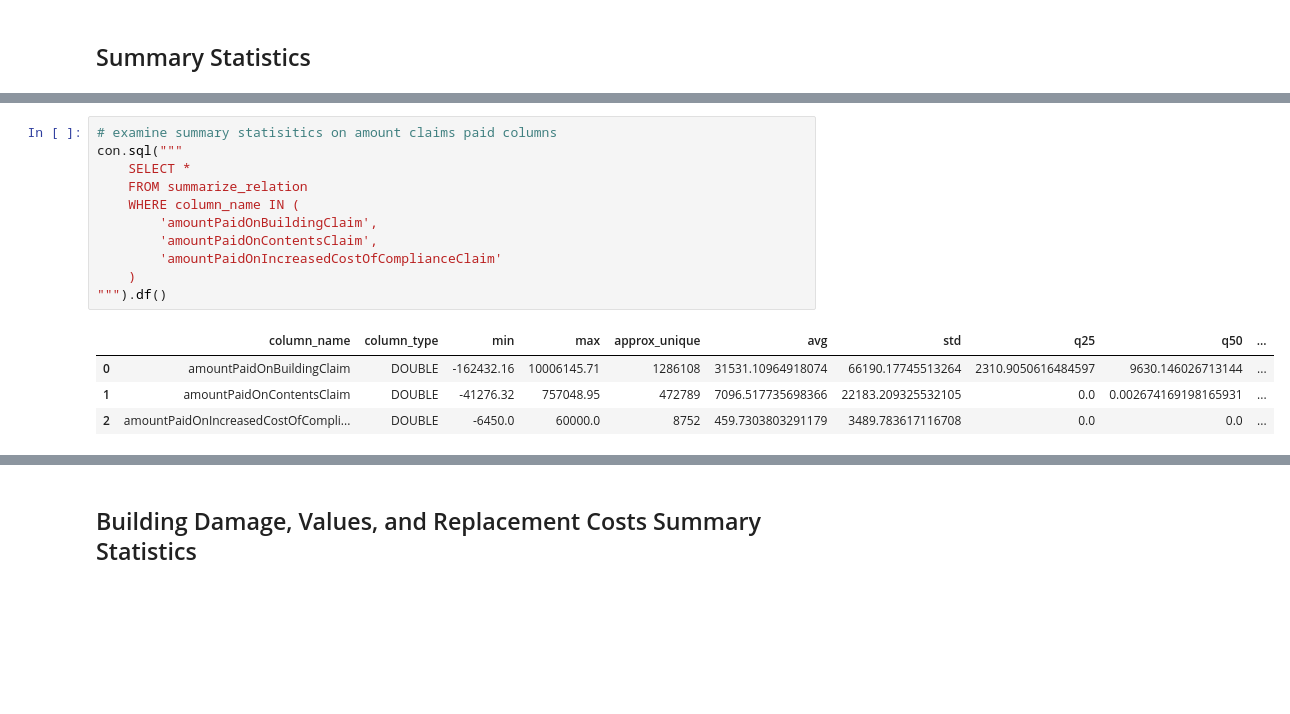
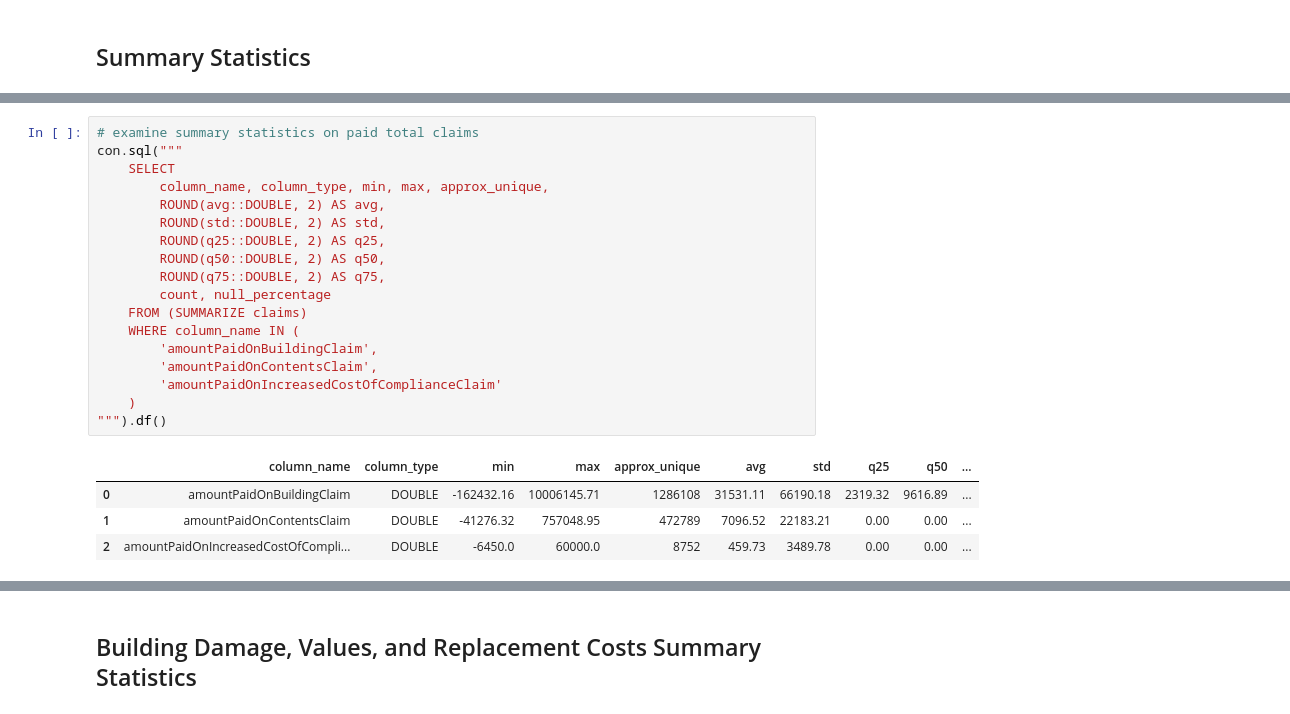
Before and after one commit to mebauer/duckdb-fema-nfip, a Jupyter notebook: analysis.ipynb, the cells around one changed output, grey strips where cells are left out. Drawn from its saved outputs; the diff is of its cells as text; blank space fills up the shorter version.

```diff
--- a/analysis.ipynb
+++ b/analysis.ipynb
@@ -402,16 +490,23 @@ con.sql(sql).df().iloc[50:, :]
 # %%
-# examine summary statisitics on amount claims paid columns
+# examine summary statistics on paid total claims
 con.sql("""
-    SELECT *
-    FROM summarize_relation
+    SELECT
+        column_name, column_type, min, max, approx_unique,
+        ROUND(avg::DOUBLE, 2) AS avg,
+        ROUND(std::DOUBLE, 2) AS std,
+        ROUND(q25::DOUBLE, 2) AS q25,
+        ROUND(q50::DOUBLE, 2) AS q50,
+        ROUND(q75::DOUBLE, 2) AS q75,
+        count, null_percentage
+    FROM (SUMMARIZE claims)
     WHERE column_name IN (
         'amountPaidOnBuildingClaim',
         'amountPaidOnContentsClaim',
         'amountPaidOnIncreasedCostOfComplianceClaim'
     )
 """).df()
 # %% [output]
 |  | column_name | column_type | min | max | approx_unique | avg | std | q25 | q50 | ... |
-| 0 | amountPaidOnBuildingClaim | DOUBLE | -162432.16 | 10006145.71 | 1286108 | 31531.10964918074 | 66190.17745513264 | 2310.9050616484597 | 9630.146026713144 | ... |
-| 1 | amountPaidOnContentsClaim | DOUBLE | -41276.32 | 757048.95 | 472789 | 7096.517735698366 | 22183.209325532105 | 0.0 | 0.002674169198165931 | ... |
-| 2 | amountPaidOnIncreasedCostOfCompli... | DOUBLE | -6450.0 | 60000.0 | 8752 | 459.7303803291179 | 3489.783617116708 | 0.0 | 0.0 | ... |
+| 0 | amountPaidOnBuildingClaim | DOUBLE | -162432.16 | 10006145.71 | 1286108 | 31531.11 | 66190.18 | 2319.32 | 9616.89 | ... |
+| 1 | amountPaidOnContentsClaim | DOUBLE | -41276.32 | 757048.95 | 472789 | 7096.52 | 22183.21 | 0.00 | 0.00 | ... |
+| 2 | amountPaidOnIncreasedCostOfCompli... | DOUBLE | -6450.0 | 60000.0 | 8752 | 459.73 | 3489.78 | 0.00 | 0.00 | ... |
```
Also changed, not shown: parts of 88 cells of this notebook, 1 other file.
